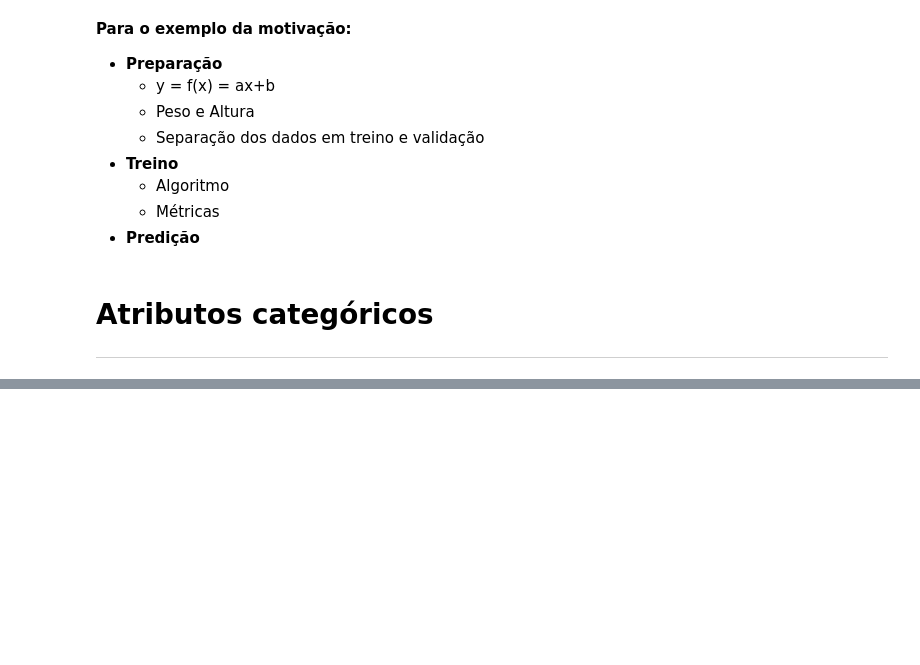
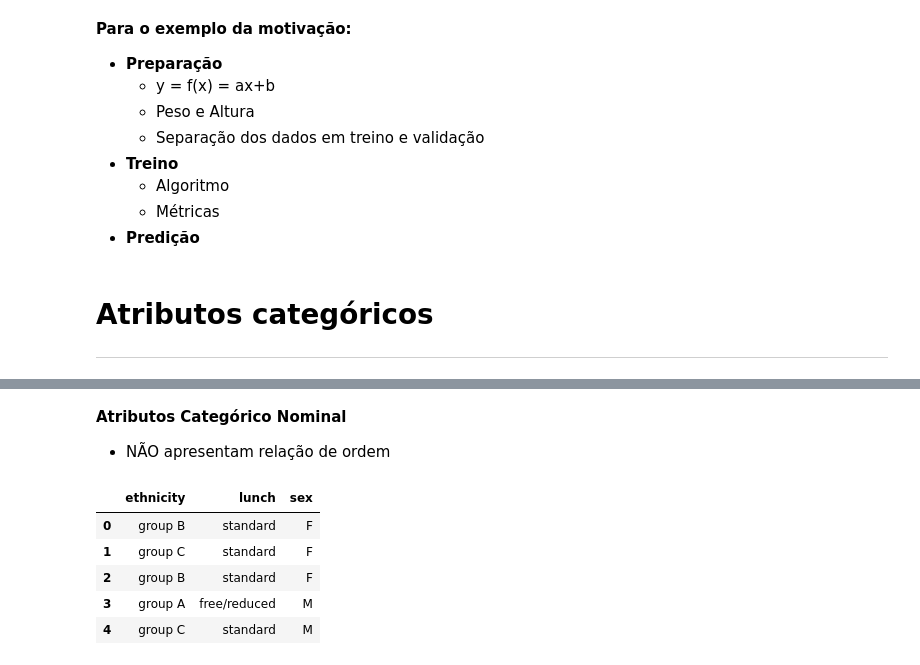
Before and after one commit to vinigm/Estudos, a Jupyter notebook: Machine_Learning.ipynb, the cells around one changed output, grey strips where cells are left out. Cells and saved outputs as stored; diff of their text form; code cells hidden in the pictures; blank space fills up the shorter version.

```diff
--- a/Machine_Learning.ipynb
+++ b/Machine_Learning.ipynb
@@ -94,0 +135,12 @@ O Aprendizado de máquina é uma area que busca modelos matemáticos preditivos
+# %% [markdown]
+**Atributos Categórico Nominal**
+- NÃO apresentam relação de ordem
+# %%
+data[['ethnicity', 'lunch', 'sex']].head()
+# %% [output]
+|  | ethnicity | lunch | sex |
+| 0 | group B | standard | F |
+| 1 | group C | standard | F |
+| 2 | group B | standard | F |
+| 3 | group A | free/reduced | M |
+| 4 | group C | standard | M |
```
Also changed, not shown: parts of 13 cells of this notebook.
